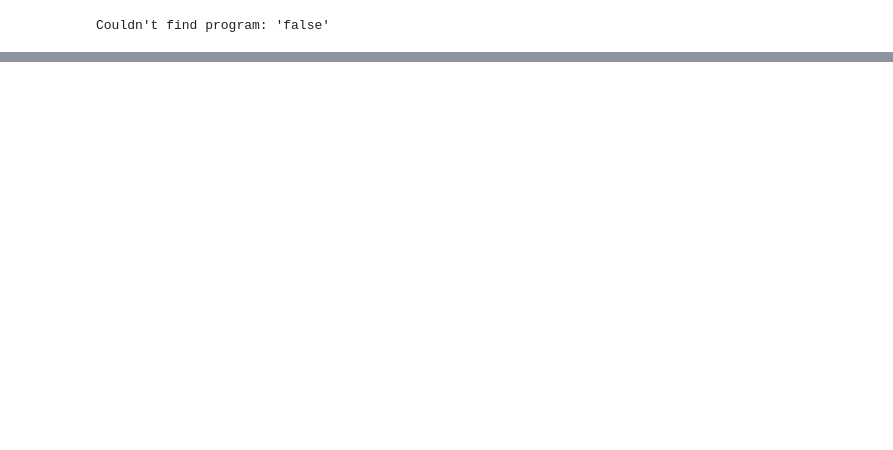
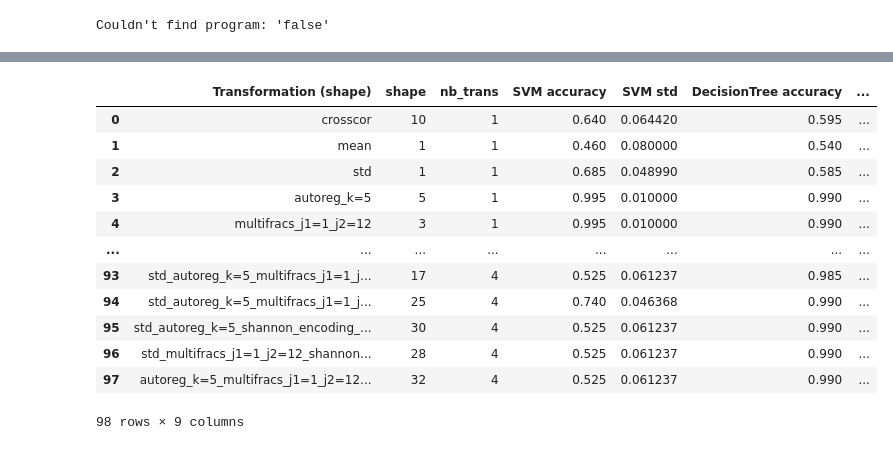
Before and after one commit to AntN21/bits2beat-tests, a Jupyter notebook: benchmark.ipynb, the cells around one changed output, grey strips where cells are left out. Saved outputs shown, nothing was run; the diff lists cells and outputs as text; code cells hidden in the pictures; blank space fills up the shorter version.

Commit message:
tables and synth data

```diff
--- a/benchmark.ipynb
+++ b/benchmark.ipynb
@@ -80,3 +91,8 @@ X, y = hrvs_labels[:,:-1], hrvs_labels[:,-1]
+# %%
+if DATASET ==  "SYNTH_DATA":
+    data = np.load('synth_data.npy')
+
+    X, y = data[:,:-1], data[:,-1]
 # %%
 np.isnan(X).sum()
 # %% [output]
@@ -198,6 +216,7 @@ for trans_name, clf_results in results.items():
 # %% [output]
 Couldn't find program: 'false'
 # %%
+%%script false --no-raise-error
 import random
 import itertools
 import json
@@ -252,7 +271,7 @@ def random_combination_transformations(transformation_list, n_combinations=10):
         combined_transformations.append(transs)
     return combined_transformations
 # Generate random combinations of transformations
-random_transformations = random_combination_transformations(transformation_names, n_combinations=20)
+random_transformations = random_combination_transformations(transformation_names, n_combinations=5)
 print(random_transformations)
 # # Example input data
 # X = np.random.randn(100, 10)  # Example input data
@@ -287,6 +306,6 @@ for trans in random_transformations:
         print(f"Classifier: {clf_name}, Mean Accuracy: {mean_accuracy:.3f}, Std Dev: {std_accuracy:.3f}")
 
 # Save results to a JSON file
-with open('transformation_results.json', 'w') as f:
+with open('transformation_results0.json', 'w') as f:
     json.dump(results, f, indent=4)
 # %% [output]
@@ -318,5 +313,5 @@ Classifier: RandomForest, Mean Accuracy: 0.737, Std Dev: 0.068
 # %%
-# Save results to a JSON file
-with open('transformation_results_hrv_chall2002.json', 'w') as f:
-    json.dump(results, f, indent=4)
+# # Save results to a JSON file
+# with open('transformation_results_hrv_chall2002.json', 'w') as f:
+#     json.dump(results, f, indent=4)
 # %%
@@ -347,0 +339,8 @@ Best Mean Accuracy: 0.8428571428571429
+# %%
+def random_combination_transformations(transformation_names, k = 2):
+    all_combinations = []
+    for r in range(1, k + 1):
+        combinations = list(itertools.combinations(transformation_names, r))
+        all_combinations.extend(combinations)
+
+    return [list(x) for x in all_combinations]
@@ -347,0 +427,16 @@ Best Mean Accuracy: 0.8428571428571429
+# %%
+results_df
+# %% [output]
+|  | Transformation (shape) | shape | nb_trans | SVM accuracy | SVM std | DecisionTree accuracy | ... |
+| 0 | crosscor | 10 | 1 | 0.640 | 0.064420 | 0.595 | ... |
+| 1 | mean | 1 | 1 | 0.460 | 0.080000 | 0.540 | ... |
+| 2 | std | 1 | 1 | 0.685 | 0.048990 | 0.585 | ... |
+| 3 | autoreg_k=5 | 5 | 1 | 0.995 | 0.010000 | 0.990 | ... |
+| 4 | multifracs_j1=1_j2=12 | 3 | 1 | 0.995 | 0.010000 | 0.990 | ... |
+| ... | ... | ... | ... | ... | ... | ... | ... |
+| 93 | std_autoreg_k=5_multifracs_j1=1_j... | 17 | 4 | 0.525 | 0.061237 | 0.985 | ... |
+| 94 | std_autoreg_k=5_multifracs_j1=1_j... | 25 | 4 | 0.740 | 0.046368 | 0.990 | ... |
+| 95 | std_autoreg_k=5_shannon_encoding_... | 30 | 4 | 0.525 | 0.061237 | 0.990 | ... |
+| 96 | std_multifracs_j1=1_j2=12_shannon... | 28 | 4 | 0.525 | 0.061237 | 0.990 | ... |
+| 97 | autoreg_k=5_multifracs_j1=1_j2=12... | 32 | 4 | 0.525 | 0.061237 | 0.990 | ... |
+98 rows × 9 columns
```
Also changed, not shown: parts of 12 cells of this notebook, 2 other files.
